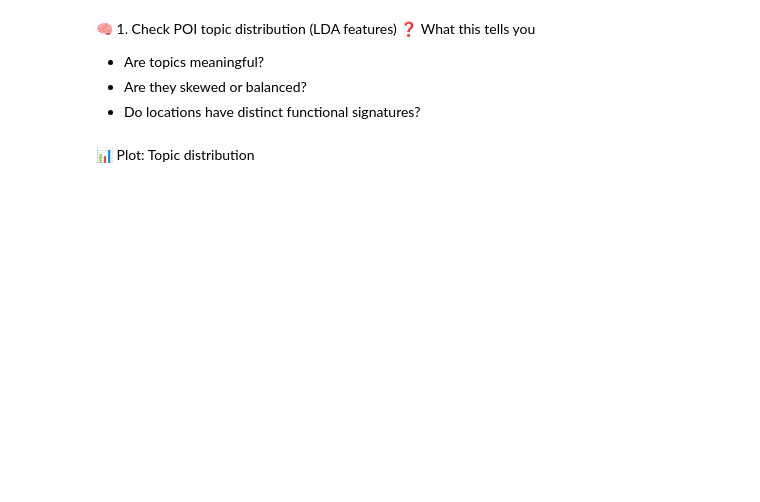
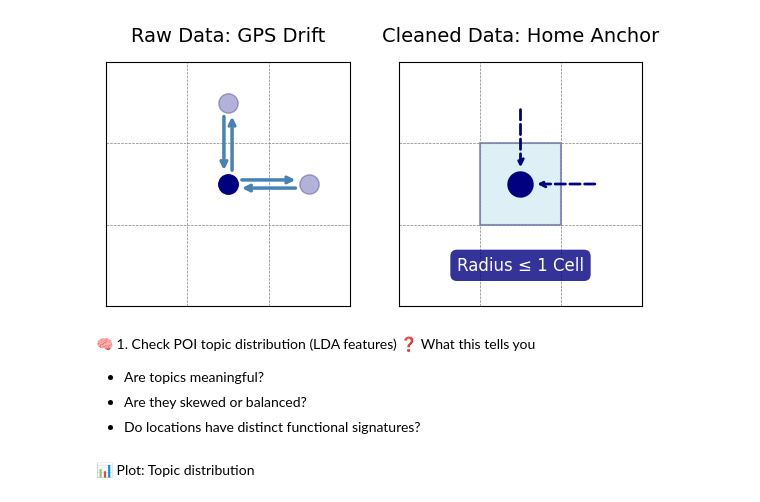
Before and after one commit to waseq-unsw/DATA5925_Code, a Jupyter notebook: Feature Check.ipynb, the cells around one changed output. Cells and saved outputs as stored; diff of their text form; code cells hidden in the pictures; blank space fills up the shorter version.

```diff
--- a/Feature Check.ipynb
+++ b/Feature Check.ipynb
@@ -111,2 +1,77 @@ plt.show()
+# %%
+import matplotlib.pyplot as plt
+import matplotlib.patches as patches
+
+def draw_grid(ax, title):
+    """Helper function to draw a 3x3 grid on a given matplotlib axis."""
+    ax.set_xlim(0, 3)
+    ax.set_ylim(0, 3)
+
+    # Draw grid lines
+    for i in range(4):
+        ax.axhline(i, color='gray', linestyle='--', linewidth=0.5)
+        ax.axvline(i, color='gray', linestyle='--', linewidth=0.5)
+
+    # Remove axis tick marks for a cleaner look
+    ax.set_xticks([])
+    ax.set_yticks([])
+    ax.set_title(title, fontsize=14, pad=15)
+    ax.set_aspect('equal')
+
+# 1. Set up the figure with two side-by-side plots
+fig, (ax1, ax2) = plt.subplots(1, 2, figsize=(6, 3))
+
+# --- PLOT 1: RAW DATA (The Ping-Pong Effect) ---
+draw_grid(ax1, "Raw Data: GPS Drift")
+
+# Define the coordinates (center of the grid cells)
+home_x, home_y = 1.5, 1.5       # The true home (Center)
+drift1_x, drift1_y = 2.5, 1.5   # Drift to the right
+drift2_x, drift2_y = 1.5, 2.5   # Drift above
+
+# Plot the points (Using Navy Blue)
+ax1.plot(home_x, home_y, marker='o', color='navy', markersize=14, label="Recorded Location")
+ax1.plot(drift1_x, drift1_y, marker='o', color='navy', markersize=14, alpha=0.3)
+ax1.plot(drift2_x, drift2_y, marker='o', color='navy', markersize=14, alpha=0.3)
+
+# Draw arrows bouncing back and forth (Using safer 'arrowstyle' and Steel Blue)
+# shrinkA and shrinkB prevent the arrows from overlapping the dots
+props = dict(arrowstyle="->", color="steelblue", lw=2.5, shrinkA=10, shrinkB=10)
+
+# Drift to the right and back
+ax1.annotate("", xy=(drift1_x, drift1_y+0.05), xytext=(home_x, home_y+0.05), arrowprops=props)
+ax1.annotate("", xy=(home_x, home_y-0.05), xytext=(drift1_x, drift1_y-0.05), arrowprops=props)
+
+# Drift upwards and back
+ax1.annotate("", xy=(drift2_x+0.05, drift2_y), xytext=(home_x+0.05, home_y), arrowprops=props)
+ax1.annotate("", xy=(home_x-0.05, home_y), xytext=(drift2_x-0.05, drift2_y), arrowprops=props)
+
+# --- PLOT 2: CLEANED DATA (The Home Anchor) ---
+draw_grid(ax2, "Cleaned Data: Home Anchor")
+
+# Highlight the anchor cell with a subtle light blue background
+anchor_cell = patches.Rectangle((1, 1), 1, 1, linewidth=1.5, edgecolor='navy', facecolor='lightblue', alpha=0.4)
+ax2.add_patch(anchor_cell)
+
+# Plot the single anchored point
+ax2.plot(home_x, home_y, marker='o', color='navy', markersize=18, label="Anchor Location")
+
+# Draw dashed arrows pulling the drift back into the center
+pull_props = dict(arrowstyle="->", color="navy", lw=2, ls="--", shrinkA=5, shrinkB=12)
+ax2.annotate("", xy=(home_x, home_y), xytext=(drift1_x, drift1_y), arrowprops=pull_props)
+ax2.annotate("", xy=(home_x, home_y), xytext=(drift2_x, drift2_y), arrowprops=pull_props)
+
+# Add text to explain the radius
+ax2.text(1.5, 0.5, "Radius ≤ 1 Cell", ha='center', va='center', fontsize=12, color='white',
+         bbox=dict(facecolor='navy', edgecolor='none', alpha=0.8, boxstyle="round,pad=0.4"))
+
+# Adjust layout and show
+plt.tight_layout()
+
+plt.savefig("spatial drifting example.png", dpi=300, bbox_inches='tight')
+
+plt.show()
+# %% [output]
+[figure, added]
 # %%
 import pandas as pd
```
Also changed, not shown: parts of 31 cells of this notebook.
